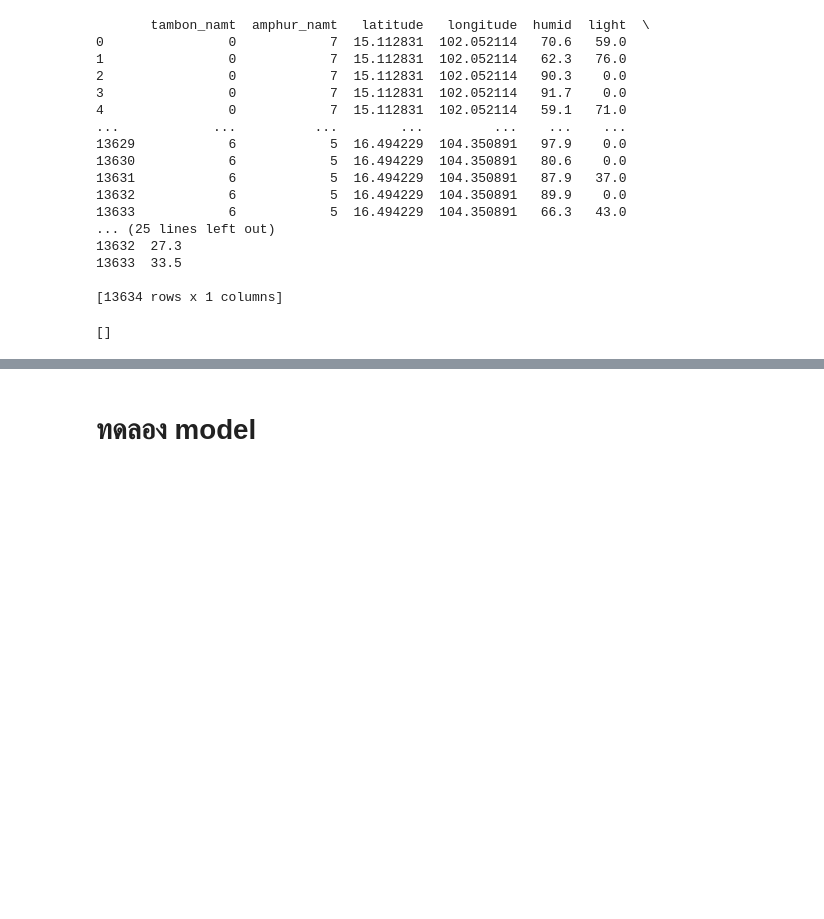
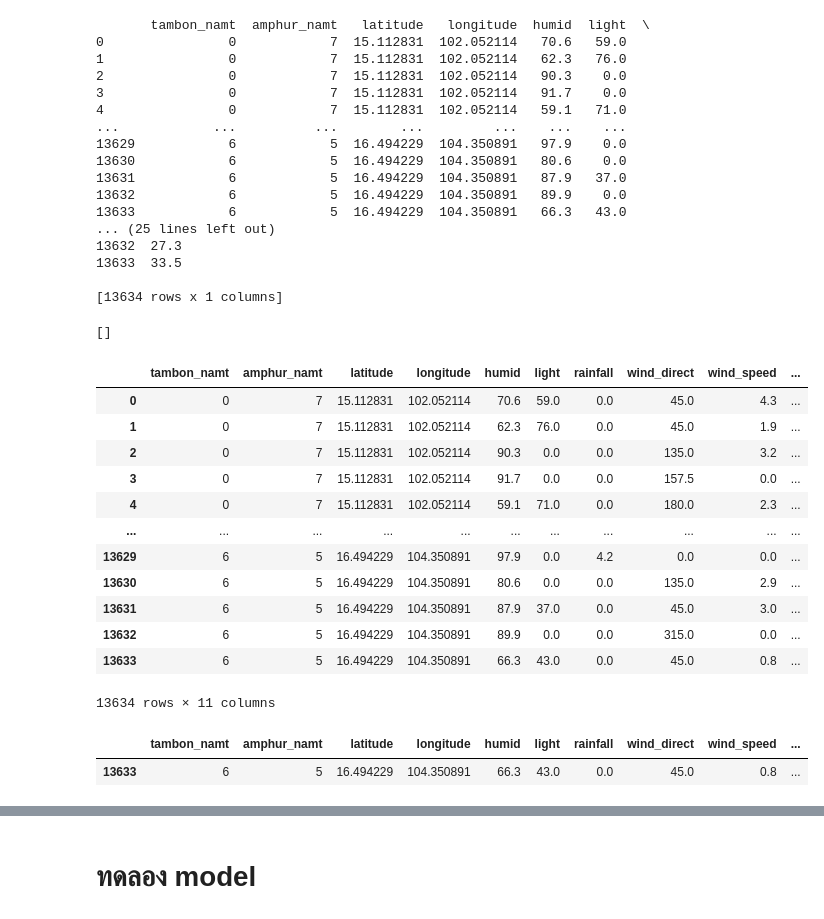
Before and after one commit to sumetsm/Machine-Learning, a Jupyter notebook: ss3-hackathon-online-iots-and-robotics 2/finalProject_ML.ipynb, the cells around one changed output, grey strips where cells are left out. Saved outputs shown, nothing was run; the diff lists cells and outputs as text; code cells hidden in the pictures; blank space fills up the shorter version.

```diff
--- a/ss3-hackathon-online-iots-and-robotics 2/finalProject_ML.ipynb
+++ b/ss3-hackathon-online-iots-and-robotics 2/finalProject_ML.ipynb
@@ -66,6 +67,8 @@ print(train.isna().sum())
 train.dropna(inplace=True)
 print('--------------------------')
 print(train.isna().sum())
+train=train.reset_index(drop = True)
+# x=x.reset_index(drop = True)
 # %% [output]
 <class 'pandas.core.frame.DataFrame'>
 Int64Index: 13634 entries, 0 to 13634
@@ -94,23 +97,23 @@ train.head()
 | 3 | บ้านนา_2 | 300903 | กำปัง | 3009 | โนนไทย | 30 | นครราชสีมา | ... |
 | 4 | บ้านนา_2 | 300903 | กำปัง | 3009 | โนนไทย | 30 | นครราชสีมา | ... |
 # %%
-# Cut out the outliers humid with sklearn
-clf = LocalOutlierFactor(n_neighbors=20, contamination=0.1)
-y_pred = clf.fit_predict(train[['humid', 'temp']])
-X_scores = clf.negative_outlier_factor_
-outlier_index = np.where(y_pred == -1)
-outlier_index = outlier_index[0]
-print('outliers size', outlier_index.shape[0])
-print('From', train.shape[0], 'to', train.shape[0] - outlier_index.shape[0])
-# drop outliers
-train.drop(outlier_index, inplace=True)
-# plot scatter plot humidity per temperature
-plt.figure(figsize=(10, 10))
-plt.scatter(train['humid'], train['temp'], c=train['temp'], cmap='viridis')
-plt.xlabel('humidity')
-plt.ylabel('temperature')
-plt.title('humidity per temperature')
-plt.show()
+# # Cut out the outliers humid with sklearn
+# clf = LocalOutlierFactor(n_neighbors=20, contamination=0.1)
+# y_pred = clf.fit_predict(train[['humid', 'temp']])
+# X_scores = clf.negative_outlier_factor_
+# outlier_index = np.where(y_pred == -1)
+# outlier_index = outlier_index[0]
+# print('outliers size', outlier_index.shape[0])
+# print('From', train.shape[0], 'to', train.shape[0] - outlier_index.shape[0])
+# # drop outliers
+# train.drop(outlier_index, inplace=True)
+# # plot scatter plot humidity per temperature
+# plt.figure(figsize=(10, 10))
+# plt.scatter(train['humid'], train['temp'], c=train['temp'], cmap='viridis')
+# plt.xlabel('humidity')
+# plt.ylabel('temperature')
+# plt.title('humidity per temperature')
+# plt.show()
 # %%
 # encode the categorical data to numerical data
 from sklearn.preprocessing import LabelEncoder
@@ -131,8 +134,6 @@ train.head(2)
 # split x , y
 y = pd.DataFrame(train['temp'])
 x = pd.DataFrame(train.drop(columns='temp'))
-y=y.reset_index(drop = True)
-x=x.reset_index(drop = True)
 print(x)
 print(y)
 # %% [output]
@@ -161,6 +162,27 @@ x.drop(columns = to_drop,inplace=True)
 to_drop
 # %% [output]
 []
+# %%
+x
+# %% [output]
+|  | tambon_namt | amphur_namt | latitude | longitude | humid | light | rainfall | wind_direct | wind_speed | ... |
+| 0 | 0 | 7 | 15.112831 | 102.052114 | 70.6 | 59.0 | 0.0 | 45.0 | 4.3 | ... |
+| 1 | 0 | 7 | 15.112831 | 102.052114 | 62.3 | 76.0 | 0.0 | 45.0 | 1.9 | ... |
+| 2 | 0 | 7 | 15.112831 | 102.052114 | 90.3 | 0.0 | 0.0 | 135.0 | 3.2 | ... |
+| 3 | 0 | 7 | 15.112831 | 102.052114 | 91.7 | 0.0 | 0.0 | 157.5 | 0.0 | ... |
+| 4 | 0 | 7 | 15.112831 | 102.052114 | 59.1 | 71.0 | 0.0 | 180.0 | 2.3 | ... |
+| ... | ... | ... | ... | ... | ... | ... | ... | ... | ... | ... |
+| 13629 | 6 | 5 | 16.494229 | 104.350891 | 97.9 | 0.0 | 4.2 | 0.0 | 0.0 | ... |
+| 13630 | 6 | 5 | 16.494229 | 104.350891 | 80.6 | 0.0 | 0.0 | 135.0 | 2.9 | ... |
+| 13631 | 6 | 5 | 16.494229 | 104.350891 | 87.9 | 37.0 | 0.0 | 45.0 | 3.0 | ... |
+| 13632 | 6 | 5 | 16.494229 | 104.350891 | 89.9 | 0.0 | 0.0 | 315.0 | 0.0 | ... |
+| 13633 | 6 | 5 | 16.494229 | 104.350891 | 66.3 | 43.0 | 0.0 | 45.0 | 0.8 | ... |
+13634 rows × 11 columns
+# %%
+x.loc[[13633]]
+# %% [output]
+|  | tambon_namt | amphur_namt | latitude | longitude | humid | light | rainfall | wind_direct | wind_speed | ... |
+| 13633 | 6 | 5 | 16.494229 | 104.350891 | 66.3 | 43.0 | 0.0 | 45.0 | 0.8 | ... |
 # %%
 # stadard_scaler data
 standard_scaler = preprocessing.StandardScaler()
```
Also changed, not shown: parts of 13 cells of this notebook, 4 other files.
